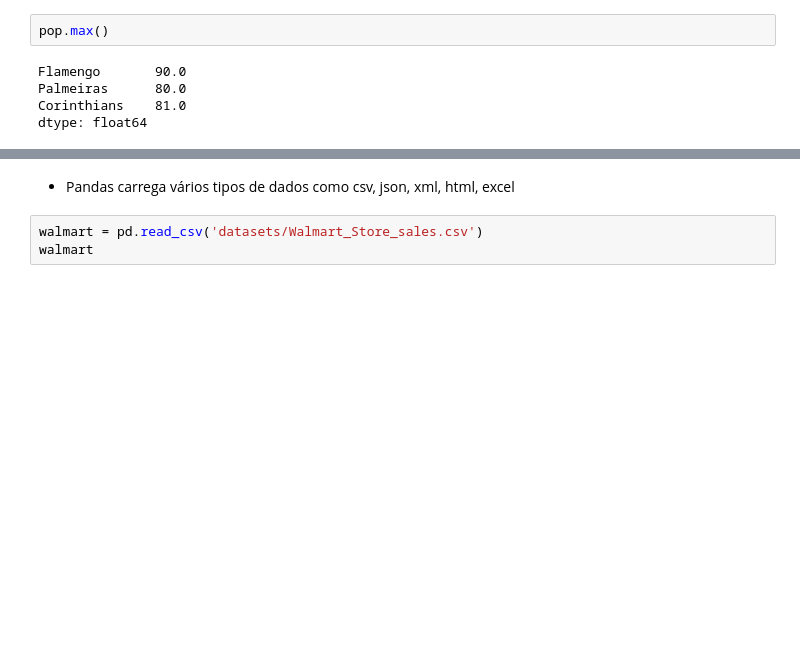
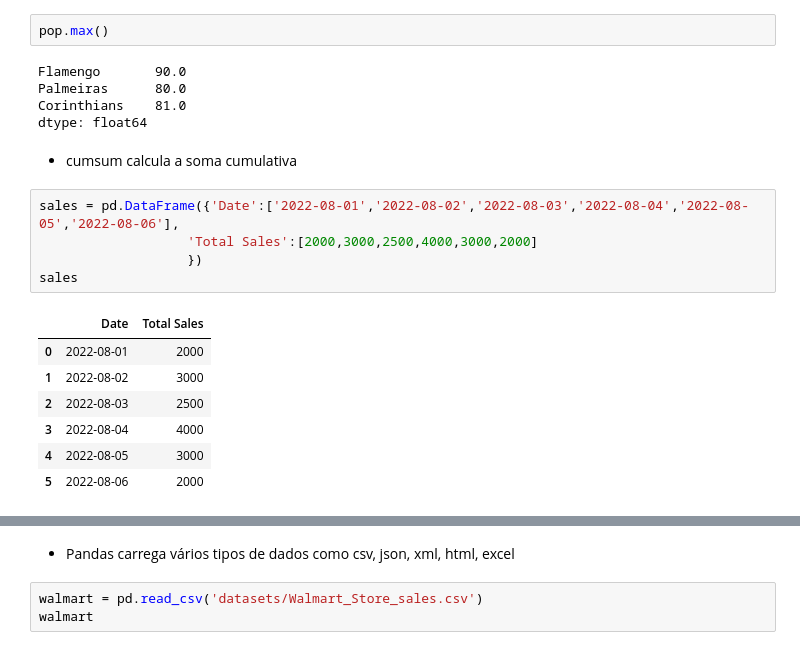
Before and after one commit to andrelbd1/teaching-data-science, a Jupyter notebook: 01. Series, DataFrame and Reindex.ipynb, the cells around one changed output, grey strips where cells are left out. Saved outputs shown, nothing was run; the diff lists cells and outputs as text; blank space fills up the shorter version.

```diff
--- a/01. Series, DataFrame and Reindex.ipynb
+++ b/01. Series, DataFrame and Reindex.ipynb
@@ -342,3 +342,18 @@ Flamengo       90.0
 Palmeiras      80.0
 Corinthians    81.0
 dtype: float64
+# %% [markdown]
+- cumsum calcula a soma cumulativa
+# %%
+sales = pd.DataFrame({'Date':['2022-08-01','2022-08-02','2022-08-03','2022-08-04','2022-08-05','2022-08-06'],
+                   'Total Sales':[2000,3000,2500,4000,3000,2000]
+                   })
+sales
+# %% [output]
+|  | Date | Total Sales |
+| 0 | 2022-08-01 | 2000 |
+| 1 | 2022-08-02 | 3000 |
+| 2 | 2022-08-03 | 2500 |
+| 3 | 2022-08-04 | 4000 |
+| 4 | 2022-08-05 | 3000 |
+| 5 | 2022-08-06 | 2000 |
```
Also changed, not shown: parts of 4 cells of this notebook, 5 other files.
